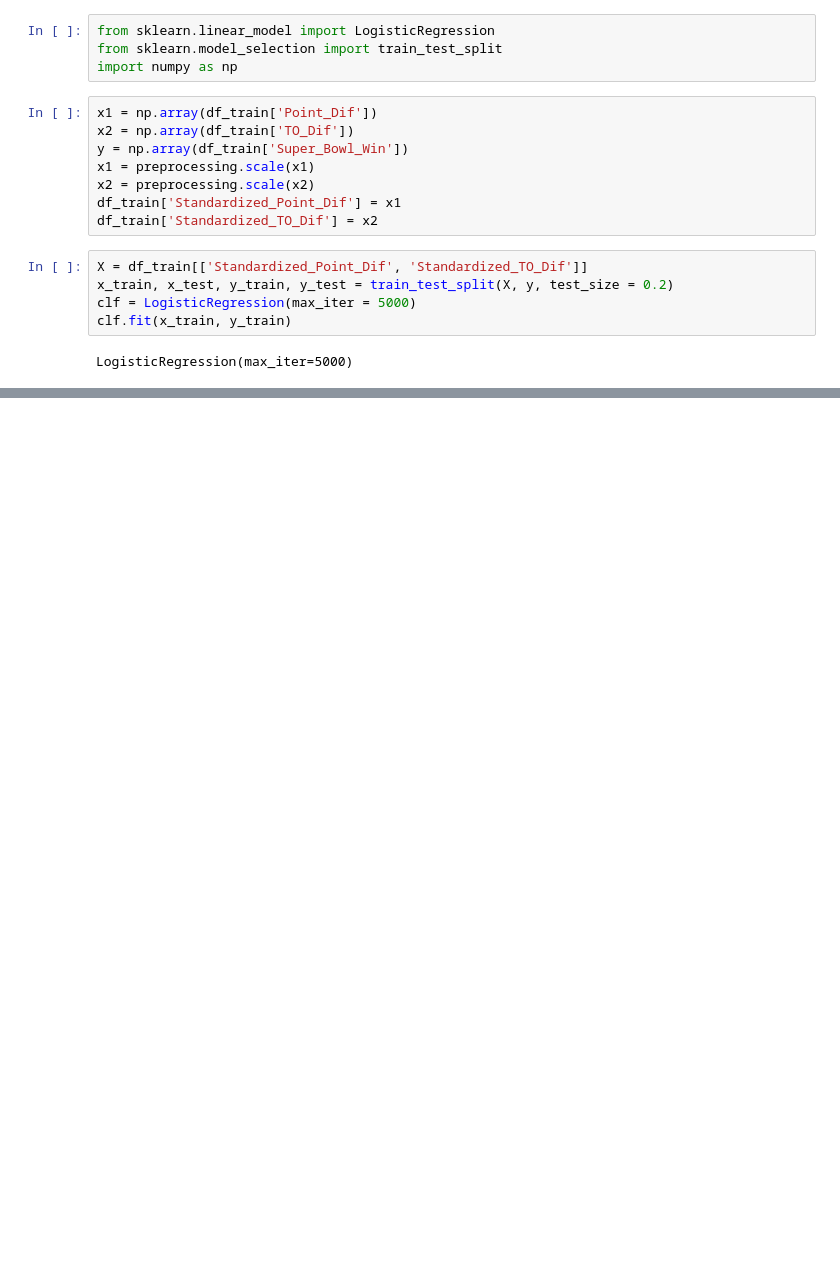
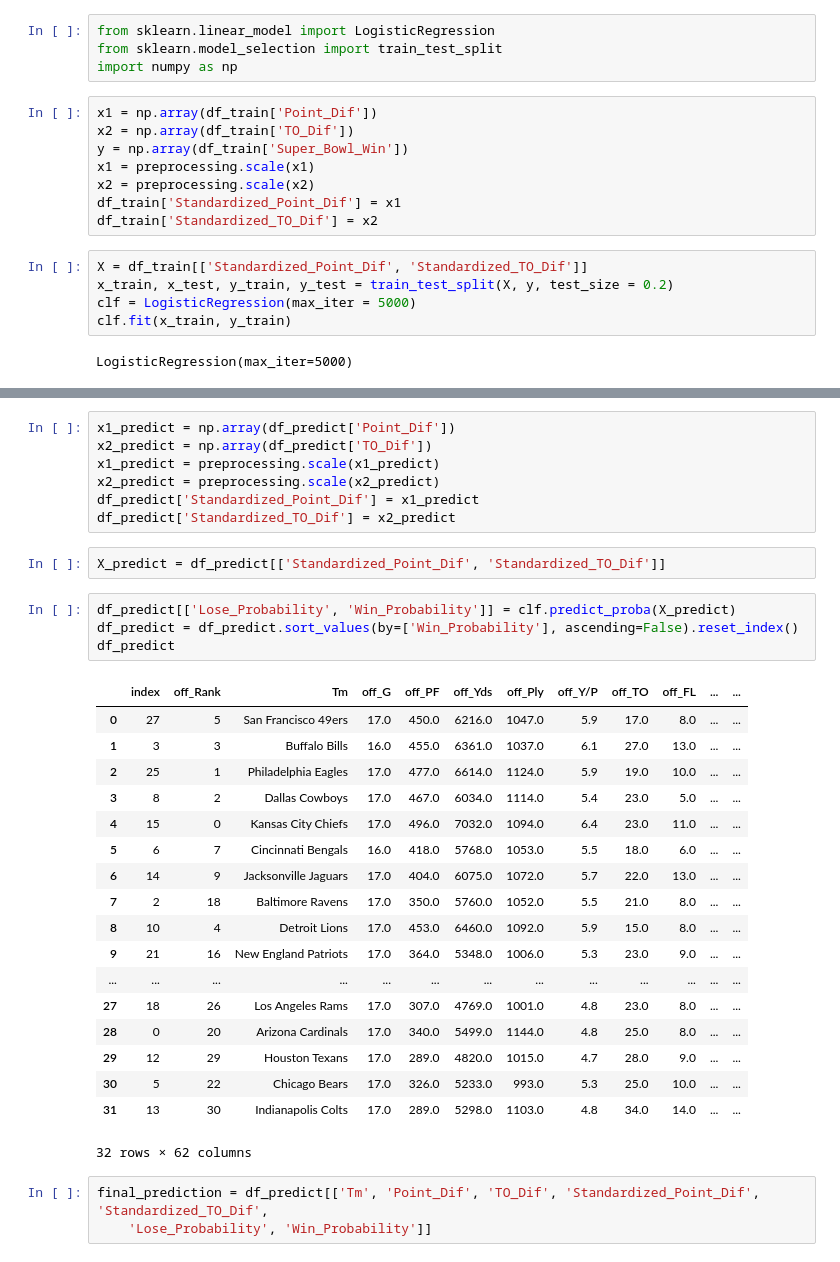
Before and after one commit to mohitsingh4744/super-bowl-2023-prediction, a Jupyter notebook: super-bowl-prediction.ipynb, the cells around one changed output, grey strips where cells are left out. Drawn from its saved outputs; the diff is of its cells as text; blank space fills up the shorter version.

```diff
--- a/super-bowl-prediction.ipynb
+++ b/super-bowl-prediction.ipynb
@@ -286,0 +275,35 @@ df_test[df_test.y_test == 1]
+# %%
+x1_predict = np.array(df_predict['Point_Dif'])
+x2_predict = np.array(df_predict['TO_Dif'])
+x1_predict = preprocessing.scale(x1_predict)
+x2_predict = preprocessing.scale(x2_predict)
+df_predict['Standardized_Point_Dif'] = x1_predict
+df_predict['Standardized_TO_Dif'] = x2_predict
+# %%
+X_predict = df_predict[['Standardized_Point_Dif', 'Standardized_TO_Dif']]
+# %%
+df_predict[['Lose_Probability', 'Win_Probability']] = clf.predict_proba(X_predict)
+df_predict = df_predict.sort_values(by=['Win_Probability'], ascending=False).reset_index()
+df_predict
+# %% [output]
+|  | index | off_Rank | Tm | off_G | off_PF | off_Yds | off_Ply | off_Y/P | off_TO | off_FL | ... | ... |
+| 0 | 27 | 5 | San Francisco 49ers | 17.0 | 450.0 | 6216.0 | 1047.0 | 5.9 | 17.0 | 8.0 | ... | ... |
+| 1 | 3 | 3 | Buffalo Bills | 16.0 | 455.0 | 6361.0 | 1037.0 | 6.1 | 27.0 | 13.0 | ... | ... |
+| 2 | 25 | 1 | Philadelphia Eagles | 17.0 | 477.0 | 6614.0 | 1124.0 | 5.9 | 19.0 | 10.0 | ... | ... |
+| 3 | 8 | 2 | Dallas Cowboys | 17.0 | 467.0 | 6034.0 | 1114.0 | 5.4 | 23.0 | 5.0 | ... | ... |
+| 4 | 15 | 0 | Kansas City Chiefs | 17.0 | 496.0 | 7032.0 | 1094.0 | 6.4 | 23.0 | 11.0 | ... | ... |
+| 5 | 6 | 7 | Cincinnati Bengals | 16.0 | 418.0 | 5768.0 | 1053.0 | 5.5 | 18.0 | 6.0 | ... | ... |
+| 6 | 14 | 9 | Jacksonville Jaguars | 17.0 | 404.0 | 6075.0 | 1072.0 | 5.7 | 22.0 | 13.0 | ... | ... |
+| 7 | 2 | 18 | Baltimore Ravens | 17.0 | 350.0 | 5760.0 | 1052.0 | 5.5 | 21.0 | 8.0 | ... | ... |
+| 8 | 10 | 4 | Detroit Lions | 17.0 | 453.0 | 6460.0 | 1092.0 | 5.9 | 15.0 | 8.0 | ... | ... |
+| 9 | 21 | 16 | New England Patriots | 17.0 | 364.0 | 5348.0 | 1006.0 | 5.3 | 23.0 | 9.0 | ... | ... |
+| ... | ... | ... | ... | ... | ... | ... | ... | ... | ... | ... | ... | ... |
+| 27 | 18 | 26 | Los Angeles Rams | 17.0 | 307.0 | 4769.0 | 1001.0 | 4.8 | 23.0 | 8.0 | ... | ... |
+| 28 | 0 | 20 | Arizona Cardinals | 17.0 | 340.0 | 5499.0 | 1144.0 | 4.8 | 25.0 | 8.0 | ... | ... |
+| 29 | 12 | 29 | Houston Texans | 17.0 | 289.0 | 4820.0 | 1015.0 | 4.7 | 28.0 | 9.0 | ... | ... |
+| 30 | 5 | 22 | Chicago Bears | 17.0 | 326.0 | 5233.0 | 993.0 | 5.3 | 25.0 | 10.0 | ... | ... |
+| 31 | 13 | 30 | Indianapolis Colts | 17.0 | 289.0 | 5298.0 | 1103.0 | 4.8 | 34.0 | 14.0 | ... | ... |
+32 rows × 62 columns
+# %%
+final_prediction = df_predict[['Tm', 'Point_Dif', 'TO_Dif', 'Standardized_Point_Dif', 'Standardized_TO_Dif',
+    'Lose_Probability', 'Win_Probability']]
```
Also changed, not shown: parts of 33 cells of this notebook, 4 other files.
